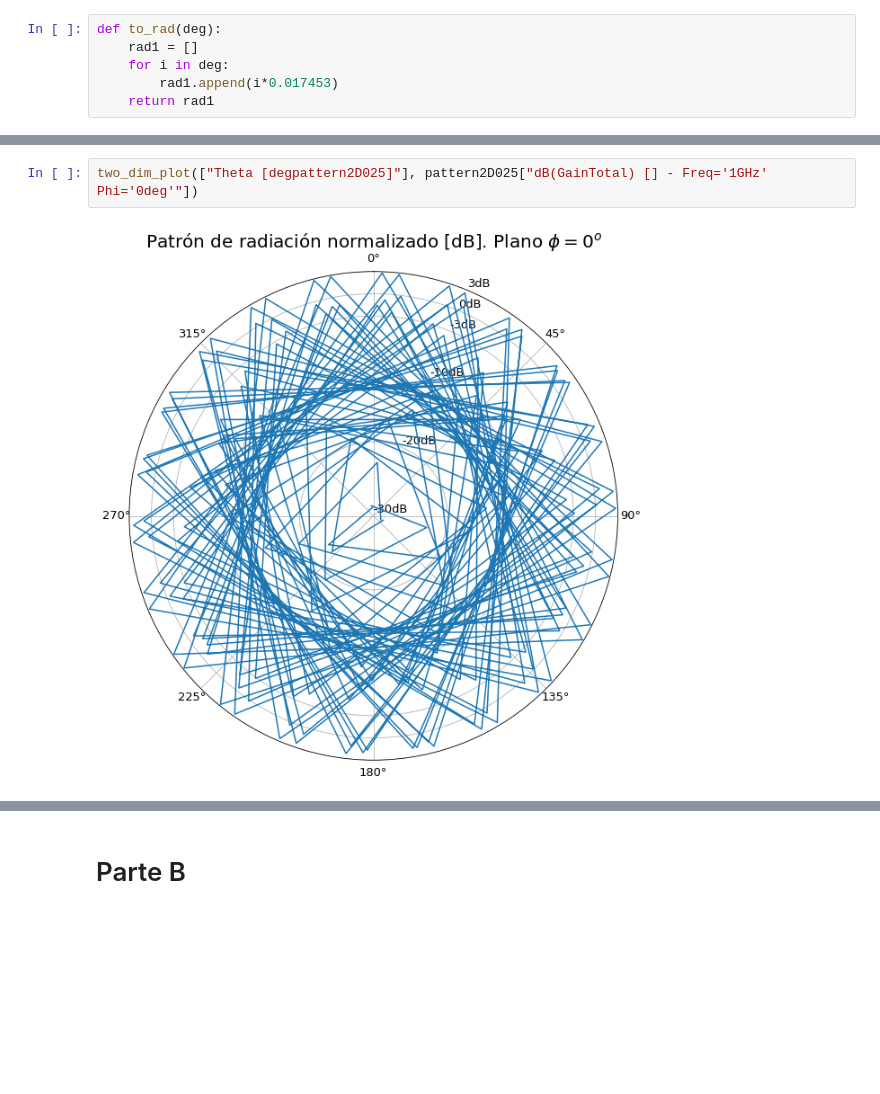
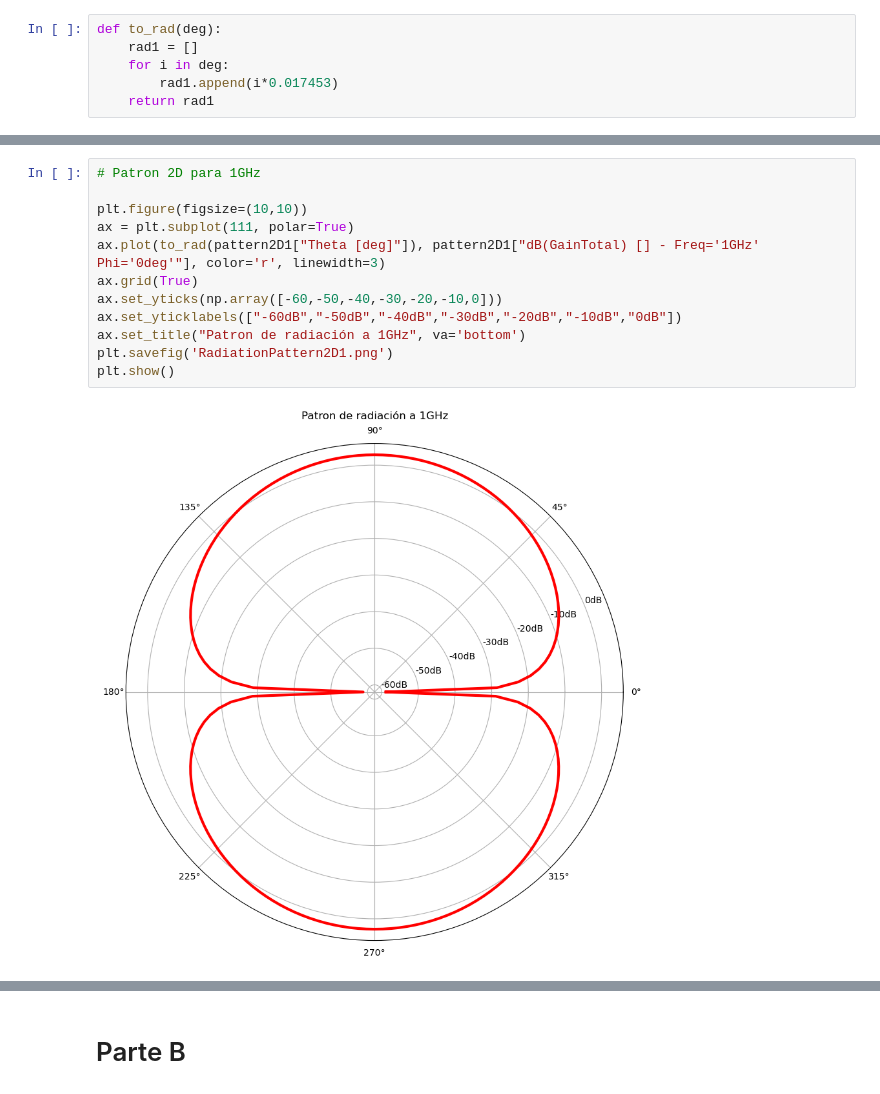
Before and after one commit to aitkenbug/shiny-funicular, a Jupyter notebook: Antenas/Graficos/graphs.ipynb, the cells around one changed output, grey strips where cells are left out. Drawn from its saved outputs; the diff is of its cells as text; blank space fills up the shorter version.

Commit message:
polar coordinates in 2D succes

```diff
--- a/Antenas/Graficos/graphs.ipynb
+++ b/Antenas/Graficos/graphs.ipynb
@@ -67,4 +77,14 @@ plt.show()
-# %%
-two_dim_plot(["Theta [degpattern2D025]"], pattern2D025["dB(GainTotal) [] - Freq='1GHz' Phi='0deg'"])
-# %% [output]
-[figure, removed]
+# %%
+# Patron 2D para 1GHz
+
+plt.figure(figsize=(10,10))
+ax = plt.subplot(111, polar=True)
+ax.plot(to_rad(pattern2D1["Theta [deg]"]), pattern2D1["dB(GainTotal) [] - Freq='1GHz' Phi='0deg'"], color='r', linewidth=3)
+ax.grid(True)
+ax.set_yticks(np.array([-60,-50,-40,-30,-20,-10,0]))
+ax.set_yticklabels(["-60dB","-50dB","-40dB","-30dB","-20dB","-10dB","0dB"])
+ax.set_title("Patron de radiación a 1GHz", va='bottom')
+plt.savefig('RadiationPattern2D1.png')
+plt.show()
+# %% [output]
+[figure, added]
```
Also changed, not shown: parts of 9 cells of this notebook, 4 other files.
